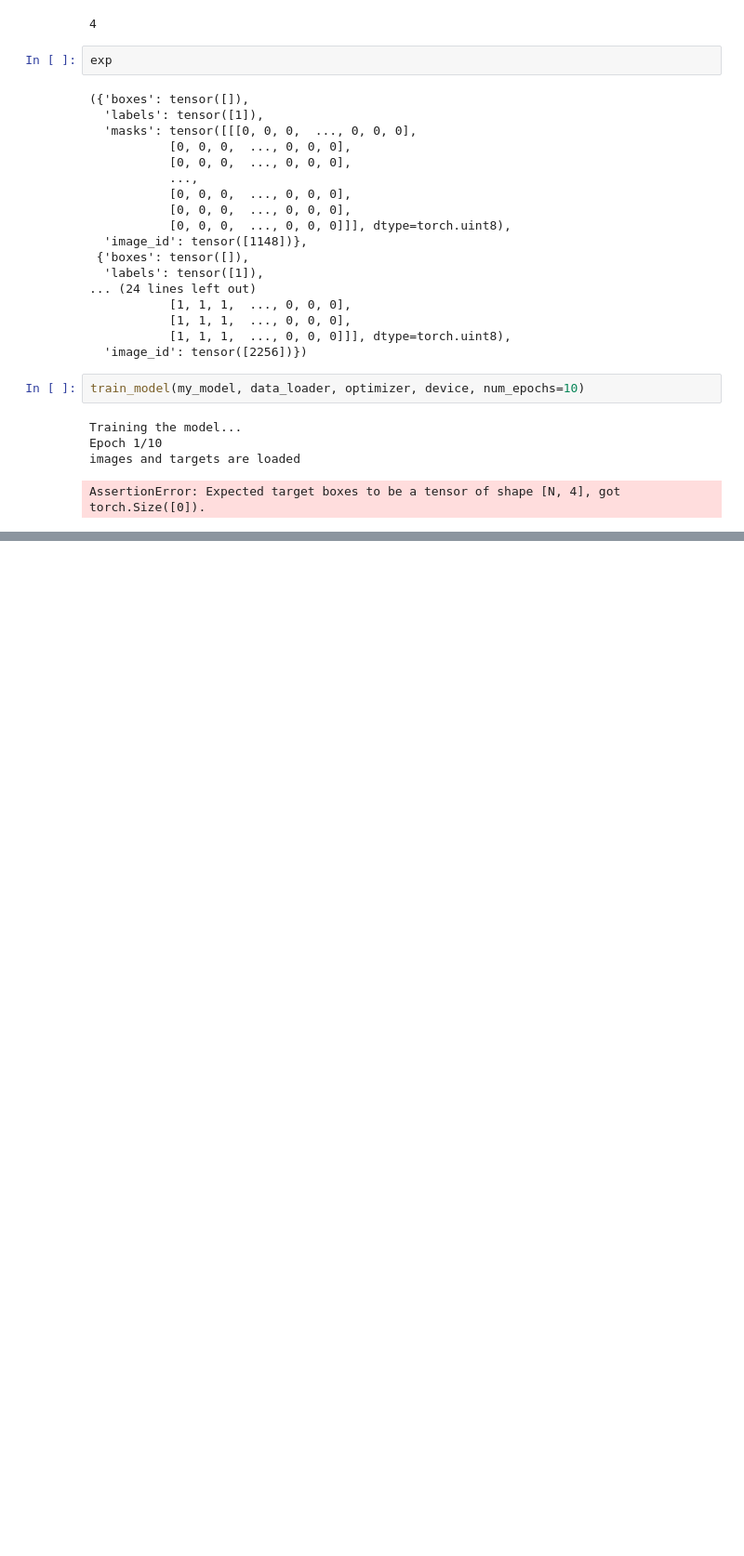
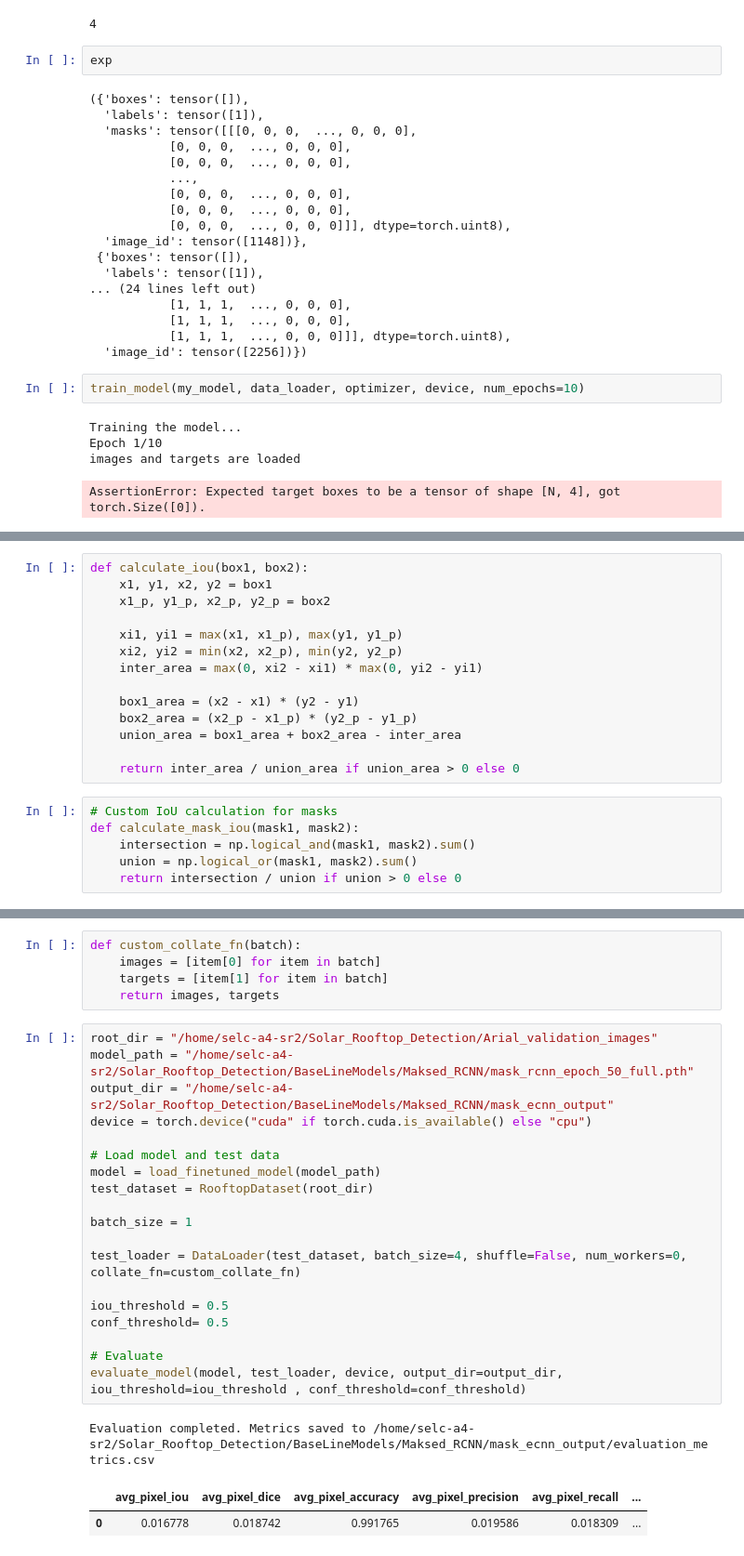
Before and after one commit to panchaldhruv27223/Solar_Rooftop_Detection, a Jupyter notebook: BaseLineModels/Maksed_RCNN/masked_RCNN_finetune.ipynb, the cells around one changed output, grey strips where cells are left out. Shown at 93% size. Drawn from its saved outputs; the diff is of its cells as text; blank space fills up the shorter version.

```diff
--- a/BaseLineModels/Maksed_RCNN/masked_RCNN_finetune.ipynb
+++ b/BaseLineModels/Maksed_RCNN/masked_RCNN_finetune.ipynb
@@ -593,0 +598,20 @@ AssertionError: Expected target boxes to be a tensor of shape [N, 4], got torch.
+# %%
+def calculate_iou(box1, box2):
+    x1, y1, x2, y2 = box1
+    x1_p, y1_p, x2_p, y2_p = box2
+
+    xi1, yi1 = max(x1, x1_p), max(y1, y1_p)
+    xi2, yi2 = min(x2, x2_p), min(y2, y2_p)
+    inter_area = max(0, xi2 - xi1) * max(0, yi2 - yi1)
+
+    box1_area = (x2 - x1) * (y2 - y1)
+    box2_area = (x2_p - x1_p) * (y2_p - y1_p)
+    union_area = box1_area + box2_area - inter_area
+
+    return inter_area / union_area if union_area > 0 else 0
+# %%
+# Custom IoU calculation for masks
+def calculate_mask_iou(mask1, mask2):
+    intersection = np.logical_and(mask1, mask2).sum()
+    union = np.logical_or(mask1, mask2).sum()
+    return intersection / union if union > 0 else 0
@@ -593,0 +767,28 @@ AssertionError: Expected target boxes to be a tensor of shape [N, 4], got torch.
+# %%
+def custom_collate_fn(batch):
+    images = [item[0] for item in batch]
+    targets = [item[1] for item in batch]
+    return images, targets
+# %%
+root_dir = "/home/selc-a4-sr2/Solar_Rooftop_Detection/Arial_validation_images"
+model_path = "/home/selc-a4-sr2/Solar_Rooftop_Detection/BaseLineModels/Maksed_RCNN/mask_rcnn_epoch_50_full.pth"
+output_dir = "/home/selc-a4-sr2/Solar_Rooftop_Detection/BaseLineModels/Maksed_RCNN/mask_ecnn_output"
+device = torch.device("cuda" if torch.cuda.is_available() else "cpu")
+
+# Load model and test data
+model = load_finetuned_model(model_path)
+test_dataset = RooftopDataset(root_dir)
+
+batch_size = 1
+
+test_loader = DataLoader(test_dataset, batch_size=4, shuffle=False, num_workers=0, collate_fn=custom_collate_fn)
+
+iou_threshold = 0.5
+conf_threshold= 0.5
+
+# Evaluate
+evaluate_model(model, test_loader, device, output_dir=output_dir, iou_threshold=iou_threshold , conf_threshold=conf_threshold)
+# %% [output]
+Evaluation completed. Metrics saved to /home/selc-a4-sr2/Solar_Rooftop_Detection/BaseLineModels/Maksed_RCNN/mask_ecnn_output/evaluation_metrics.csv
+|  | avg_pixel_iou | avg_pixel_dice | avg_pixel_accuracy | avg_pixel_precision | avg_pixel_recall | ... |
+| 0 | 0.016778 | 0.018742 | 0.991765 | 0.019586 | 0.018309 | ... |
```
Also changed, not shown: parts of 33 cells of this notebook, 7 other files.
